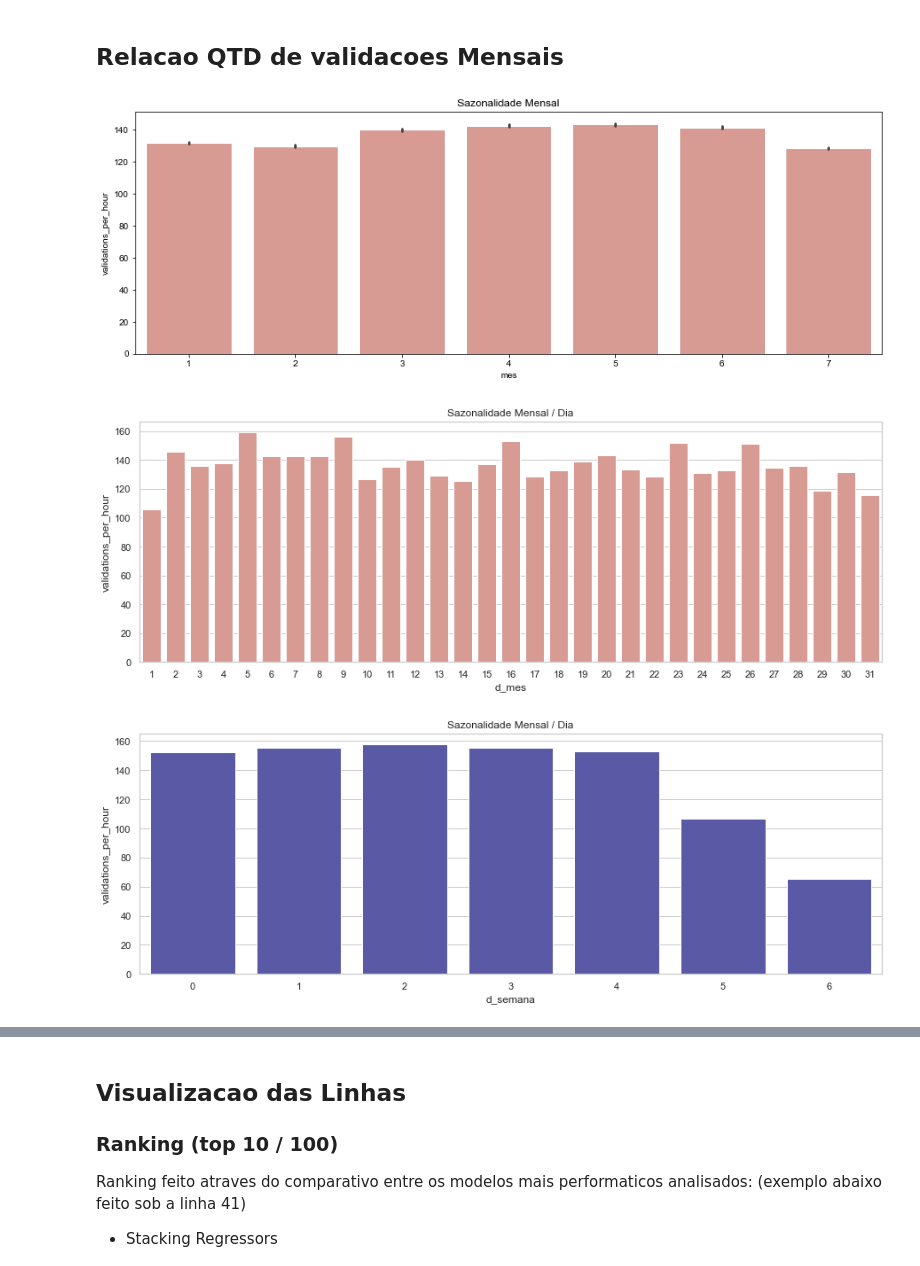
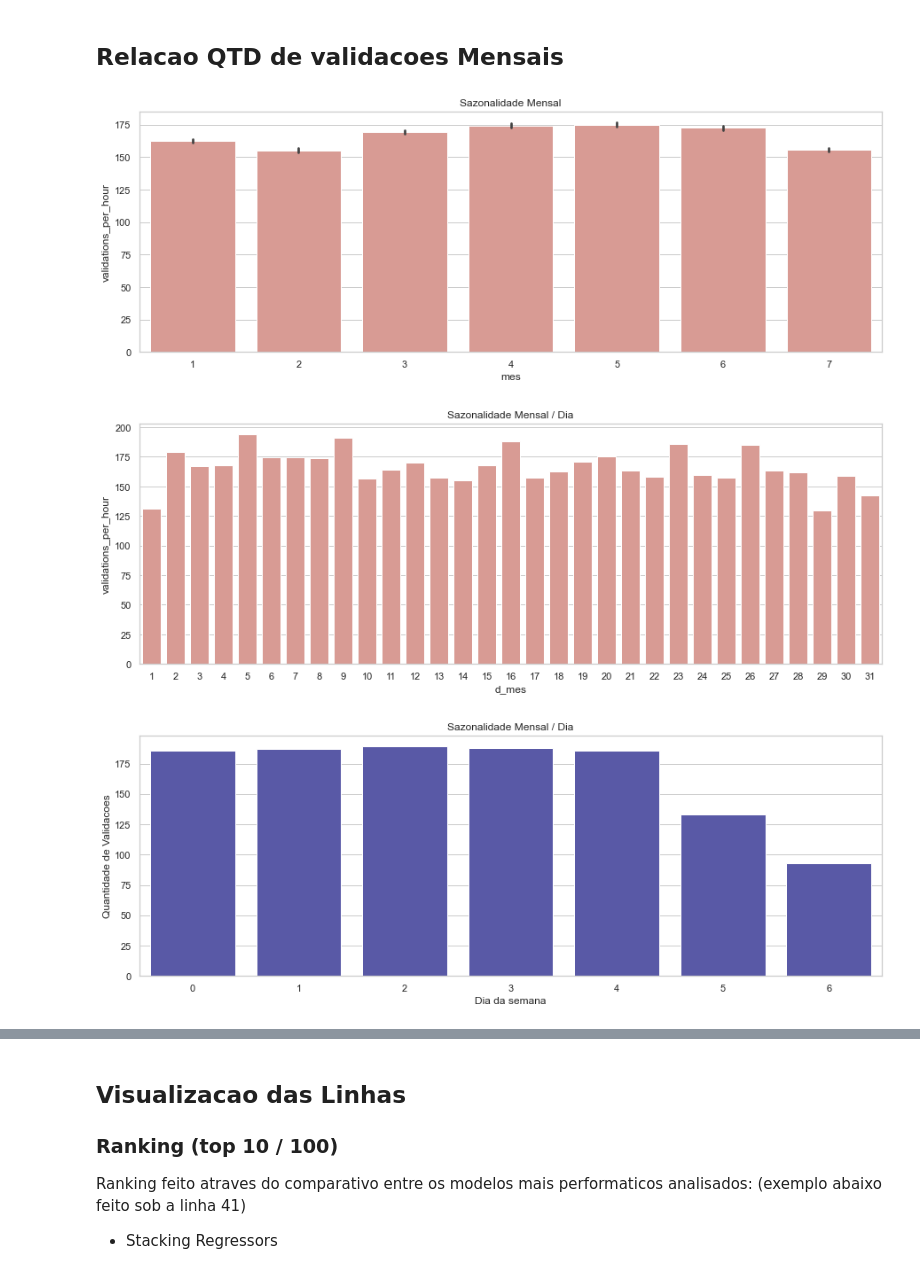
Before and after one commit to medeirosvictor/ds-mobilidade-urbana-fortaleza, a Jupyter notebook: 2018/Data-Visualization-2018.ipynb, the cells around one changed output, grey strips where cells are left out. Saved outputs shown, nothing was run; the diff lists cells and outputs as text; code cells hidden in the pictures.

```diff
--- a/2018/Data-Visualization-2018.ipynb
+++ b/2018/Data-Visualization-2018.ipynb
@@ -7,7 +7,7 @@ import matplotlib.pyplot as plt
 import seaborn as sns
 
 transformar_features = False
-data = pd.read_csv('../data_input_zerofill_2018.csv', sep=',', delimiter=',')
+data = pd.read_csv('../dados-para-modelos/2018/top100_linhas_data_model_2018.csv', sep=',', delimiter=',')
 # busline_filter = 41
 # data_model = data.loc[data['linha'] == busline_filter]
 # display(data_model)
@@ -40,7 +56,7 @@ sns.barplot(x="mes", y="validations_per_hour", data=data, color='salmon', satura
 #plt.plot(data['mes'], data['validations_per_hour'], kind='bar')
 plt.show()
 # %% [output]
-[figure, old version]
+[figure, new version]
 # %%
 
 plt.figure(figsize=(15,5))
@@ -51,16 +67,16 @@ sns.barplot(x="d_mes", y="validations_per_hour", data=data, color="salmon", satu
 #plt.plot(data['d_mes'], data['validations_per_hour'], 'b--')
 plt.show()
 # %% [output]
-[figure, old version]
+[figure, new version]
 # %%
 plt.figure(figsize=(15,5))
-plt.xlabel('Tempo')
-plt.ylabel('Quantidade')
 plt.title("Sazonalidade Mensal / Dia")
-sns.barplot(x='d_semana', y='validations_per_hour', data=data, color="blue", saturation=.3, ci=None)
+ax = sns.barplot(x='d_semana', y='validations_per_hour', data=data, color="blue", saturation=.3, ci=None)
+ax.set(xlabel='Dia da semana', ylabel='Quantidade de Validacoes')
+plt.savefig('../images/2018/sazonalidade_hora_barplot.pdf')
 plt.show()
 # %% [output]
-[figure, old version]
+[figure, new version]
 # %%
 plt.figure(figsize=(15,5))
 plt.xlabel('Tempo')
```
Also changed, not shown: parts of 15 cells of this notebook, 14 other files.
